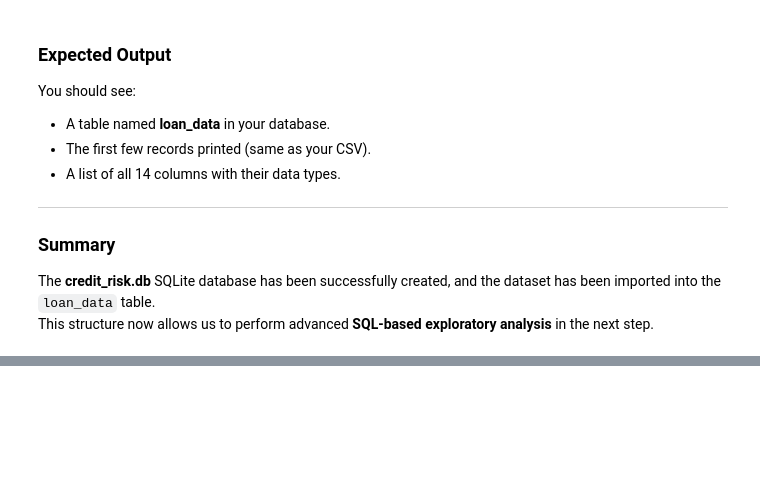
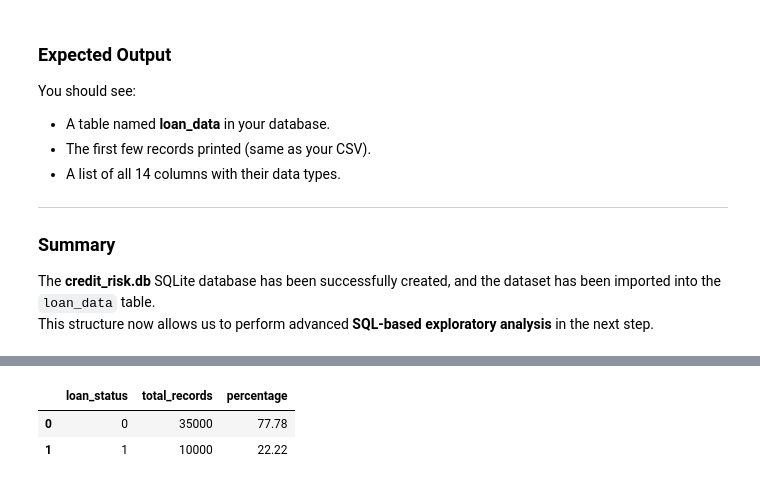
Before and after one commit to LinetLydia/Bank_Loans_Analysis, a Jupyter notebook: bank_loan.ipynb, the cells around one changed output, grey strips where cells are left out. Drawn from its saved outputs; the diff is of its cells as text; code cells hidden in the pictures; blank space fills up the shorter version.

```diff
--- a/bank_loan.ipynb
+++ b/bank_loan.ipynb
@@ -259,0 +266,17 @@ This structure now allows us to perform advanced **SQL-based exploratory analysi
+# %%
+# Step 4.1: Check basic statistics about loan_status
+
+query = """
+SELECT
+    loan_status,
+    COUNT(*) AS total_records,
+    ROUND(COUNT(*) * 100.0 / (SELECT COUNT(*) FROM loan_data), 2) AS percentage
+FROM loan_data
+GROUP BY loan_status;
+"""
+
+pd.read_sql_query(query, conn)
+# %% [output]
+|  | loan_status | total_records | percentage |
+| 0 | 0 | 35000 | 77.78 |
+| 1 | 1 | 10000 | 22.22 |
```
Also changed, not shown: parts of 13 cells of this notebook.
